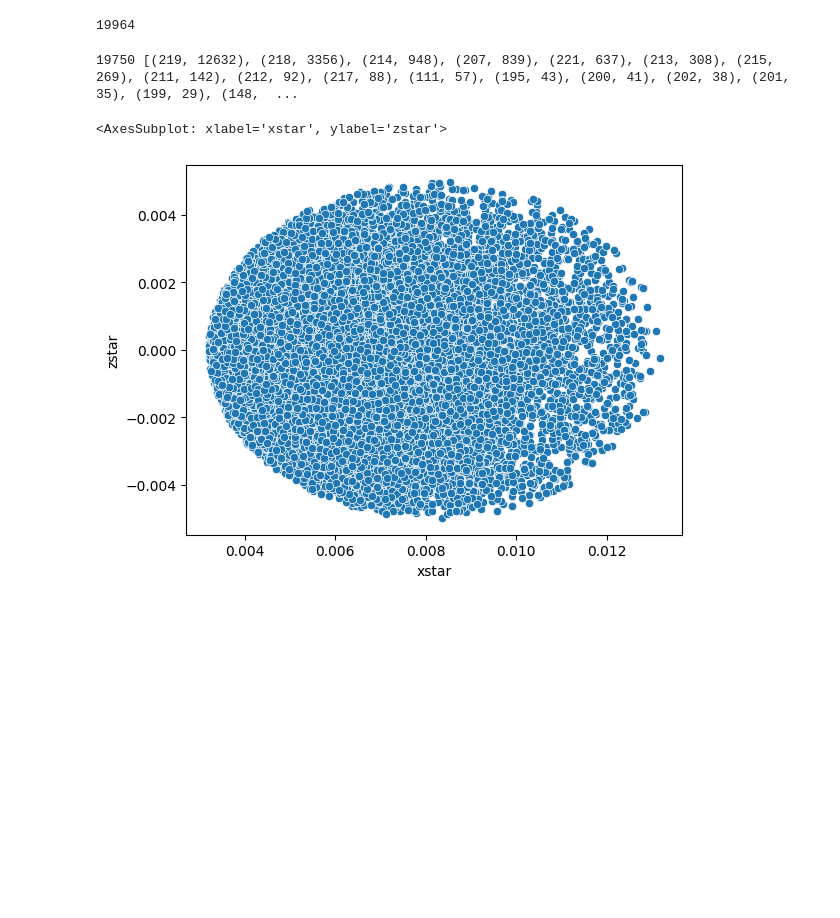
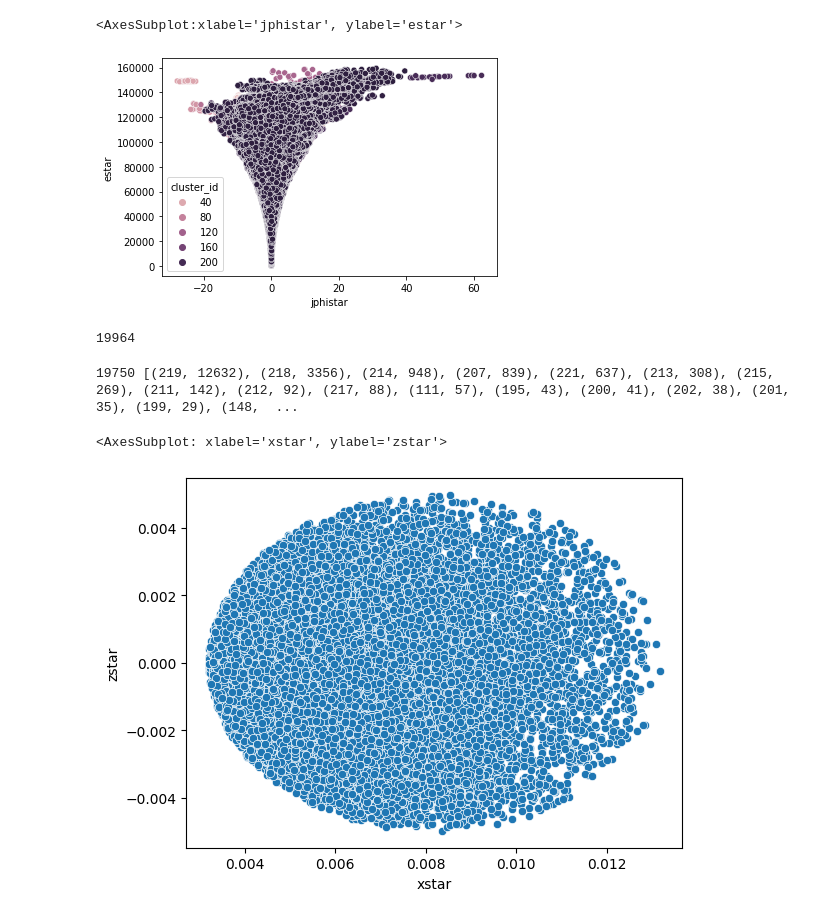
Before and after one commit to michaelyhuang23/Gaia3DR-explore, a Jupyter notebook: notebooks/caterpillar-process/explore-caterpillar.ipynb, the cells around one changed output. Drawn from its saved outputs; the diff is of its cells as text; code cells hidden in the pictures; blank space fills up the shorter version.

```diff
--- a/notebooks/caterpillar-process/explore-caterpillar.ipynb
+++ b/notebooks/caterpillar-process/explore-caterpillar.ipynb
@@ -32,3 +43,8 @@ df.head()
+# %%
+sns.scatterplot(data=df, x='jphistar', y='estar', hue='cluster_id')
+# %% [output]
+<AxesSubplot:xlabel='jphistar', ylabel='estar'>
+[figure, added]
 # %%
 sunx, suny, sunz = 8.2/1000,0/1000,0 # all units in kiloparsecs
 radius = 0.005 # 5 kiloparsecs
```
Also changed, not shown: parts of 2 cells of this notebook, 12 other files.
